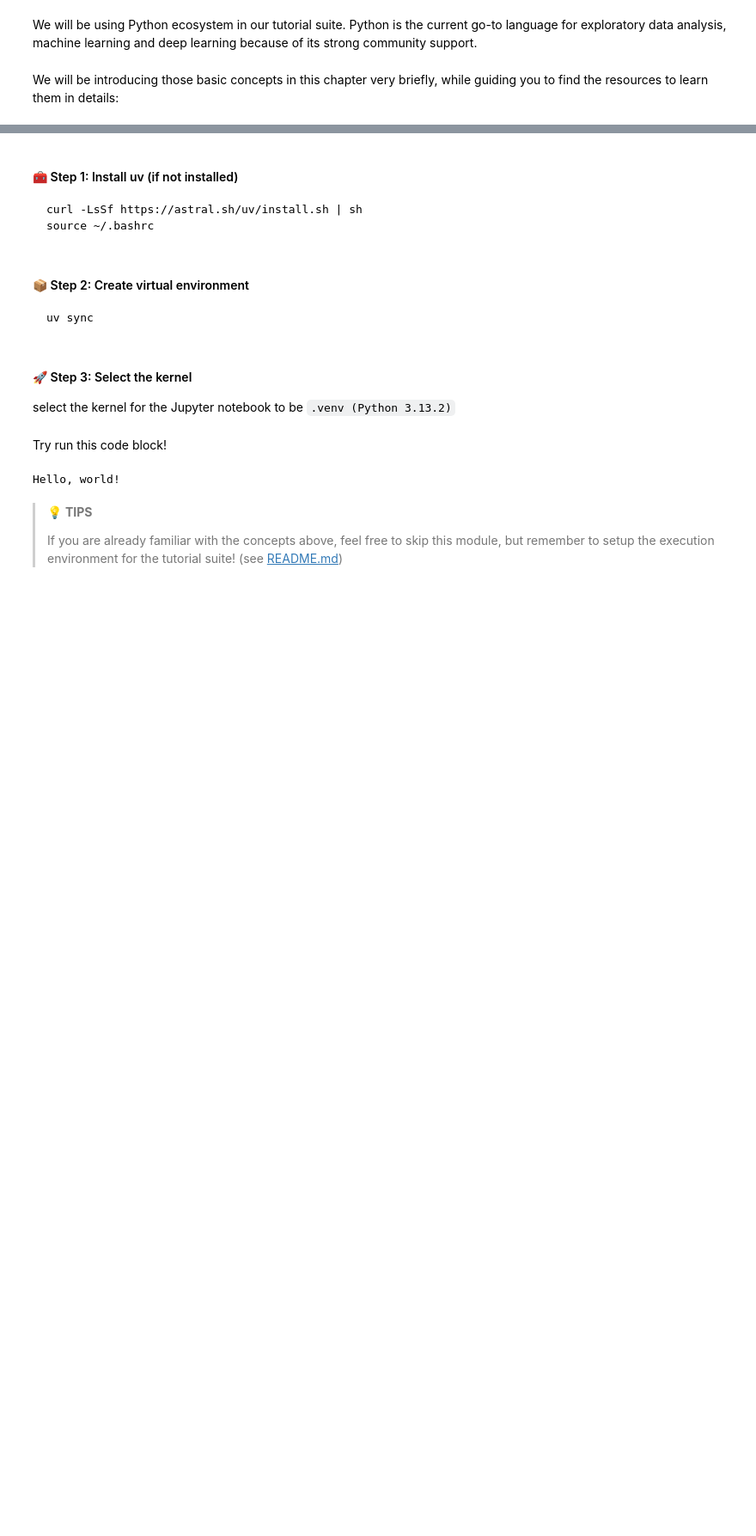
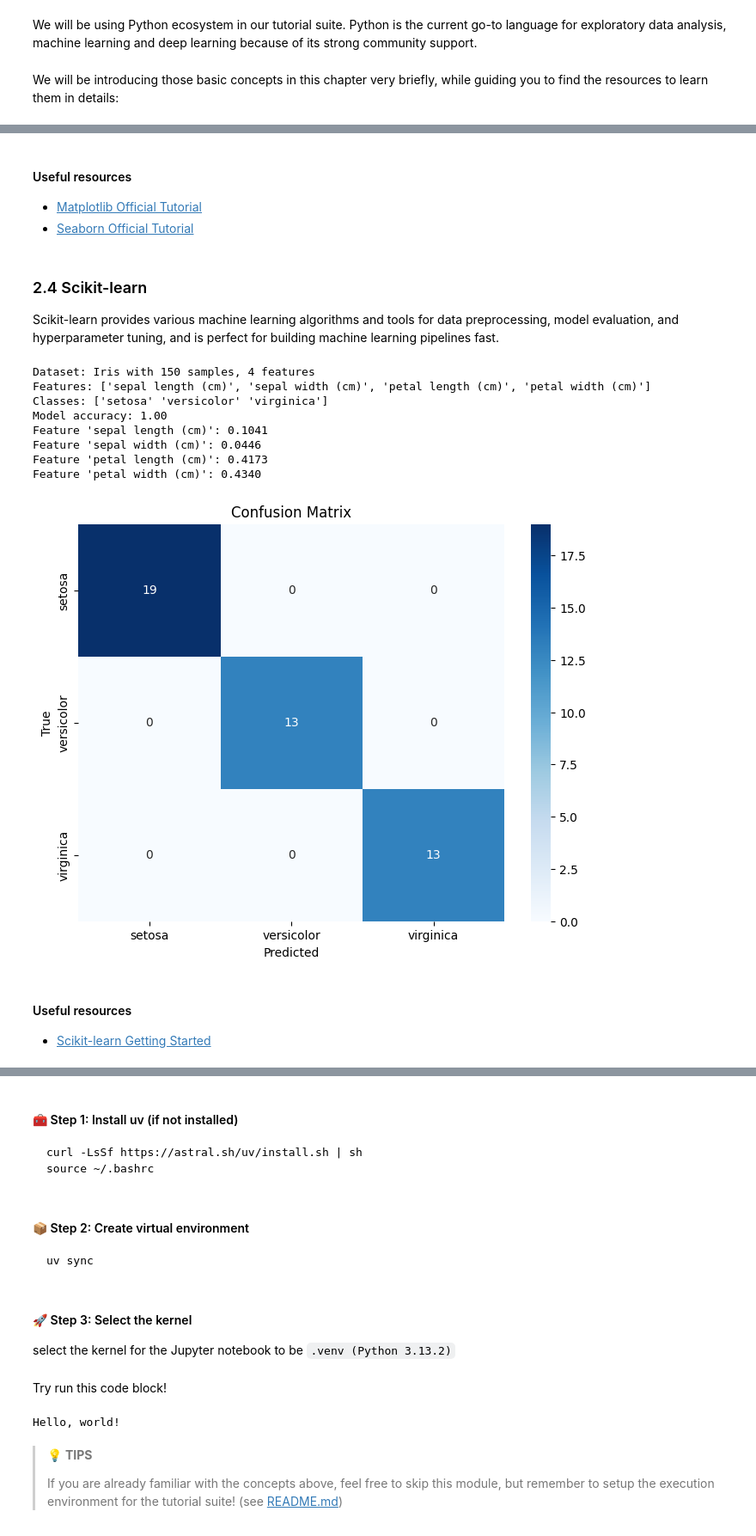
Before and after one commit to ut-vision/30min-of-deep-learning, a Jupyter notebook: 00_Prelude/index.ipynb, the cells around one changed output, grey strips where cells are left out. Shown at 86% size. Saved outputs shown, nothing was run; the diff lists cells and outputs as text; code cells hidden in the pictures; blank space fills up the shorter version.

```diff
--- a/00_Prelude/index.ipynb
+++ b/00_Prelude/index.ipynb
@@ -35,0 +153,77 @@ We will give brief demo on the libraries we will be using throughout the tutoria
+# %% [markdown]
+#### Useful resources
+- [Matplotlib Official Tutorial](https://matplotlib.org/stable/tutorials/index.html)
+- [Seaborn Official Tutorial](https://seaborn.pydata.org/tutorial.html)
+# %% [markdown]
+### 2.4 Scikit-learn
+
+Scikit-learn provides various machine learning algorithms and tools for data preprocessing, model evaluation, and hyperparameter tuning, and is perfect for building machine learning pipelines fast.
+# %%
+import matplotlib.pyplot as plt
+import numpy as np
+import seaborn as sns
+from sklearn.datasets import load_iris
+from sklearn.ensemble import RandomForestClassifier
+from sklearn.metrics import accuracy_score, confusion_matrix
+from sklearn.model_selection import train_test_split
+
+# 1. Load a dataset
+iris = load_iris()
+X = iris.data
+y = iris.target
+feature_names = iris.feature_names
+target_names = iris.target_names
+
+print(f"Dataset: Iris with {X.shape[0]} samples, {X.shape[1]} features")
+print(f"Features: {feature_names}")
+print(f"Classes: {target_names}")
+
+# 2. Split into training and testing sets
+X_train, X_test, y_train, y_test = train_test_split(
+    X, y, test_size=0.3, random_state=42
+)
+
+# 3. Train a model (Random Forest)
+model = RandomForestClassifier(n_estimators=100, random_state=42)
+model.fit(X_train, y_train)
+
+# 4. Make predictions
+y_pred = model.predict(X_test)
+
+# 5. Evaluate the model
+accuracy = accuracy_score(y_test, y_pred)
+print(f"Model accuracy: {accuracy:.2f}")
+
+# 6. Feature importance
+importance = model.feature_importances_
+for i, name in enumerate(feature_names):
+    print(f"Feature '{name}': {importance[i]:.4f}")
+
+# 7. Visualize results - Confusion Matrix
+plt.figure(figsize=(8, 6))
+cm = confusion_matrix(y_test, y_pred)
+sns.heatmap(
+    cm,
+    annot=True,
+    fmt="d",
+    cmap="Blues",
+    xticklabels=target_names,
+    yticklabels=target_names,
+)
+plt.xlabel("Predicted")
+plt.ylabel("True")
+plt.title("Confusion Matrix")
+plt.show()
+# %% [output]
+Dataset: Iris with 150 samples, 4 features
+Features: ['sepal length (cm)', 'sepal width (cm)', 'petal length (cm)', 'petal width (cm)']
+Classes: ['setosa' 'versicolor' 'virginica']
+Model accuracy: 1.00
+Feature 'sepal length (cm)': 0.1041
+Feature 'sepal width (cm)': 0.0446
+Feature 'petal length (cm)': 0.4173
+Feature 'petal width (cm)': 0.4340
+[figure, added]
+# %% [markdown]
+#### Useful resources
+- [Scikit-learn Getting Started](https://scikit-learn.org/stable/getting_started.html)
```
Also changed, not shown: parts of 19 cells of this notebook, 2 other files.
